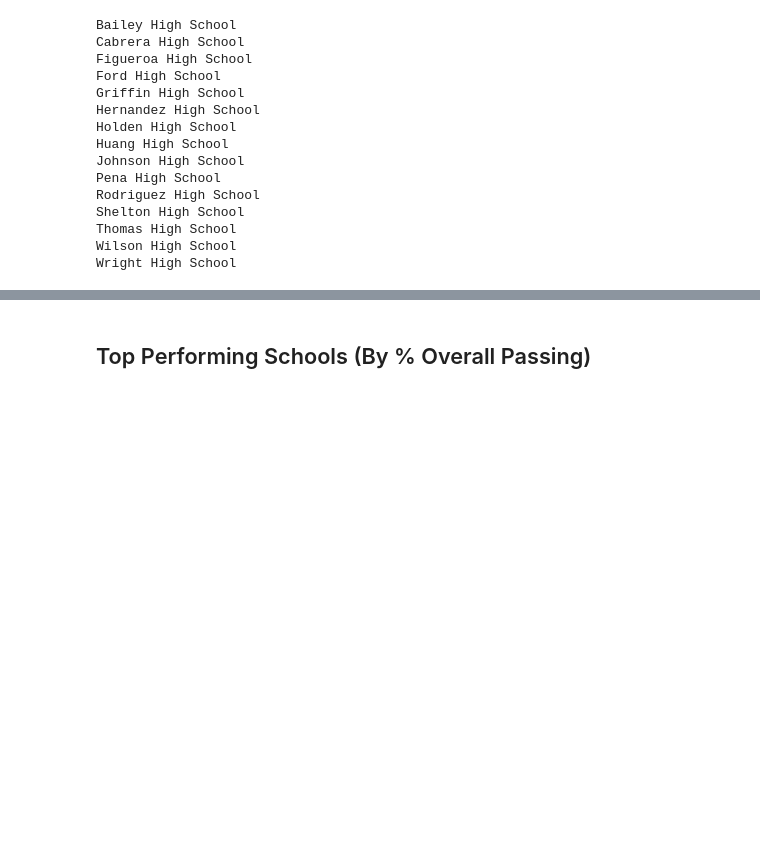
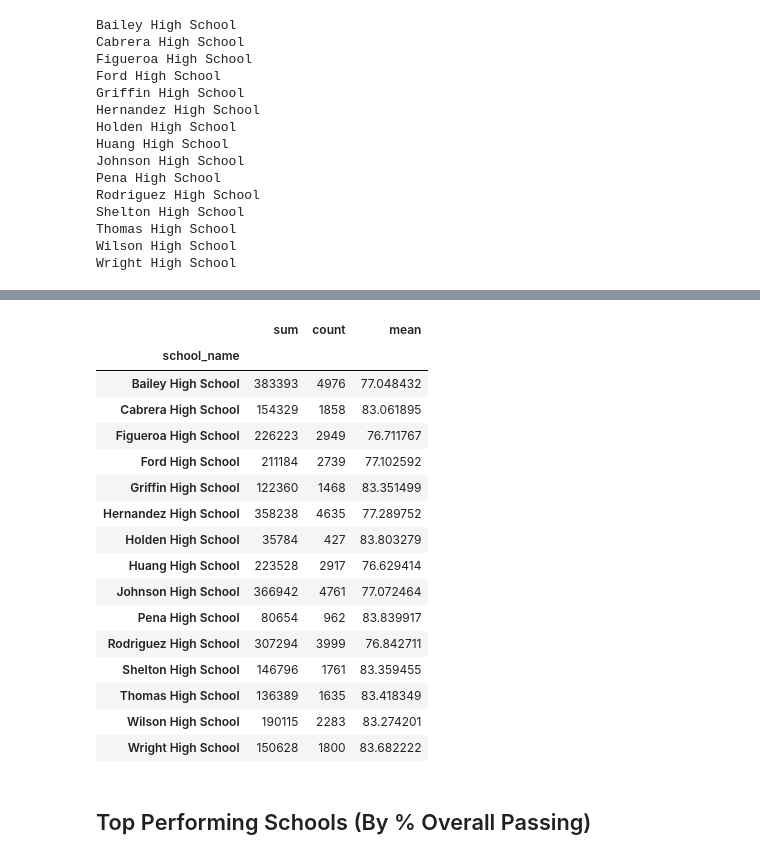
Before and after one commit to billthedataguy/pandas-challenge, a Jupyter notebook: Instructions/PyCitySchools/PyCitySchools_bill.ipynb, the cells around one changed output, grey strips where cells are left out. Cells and saved outputs as stored; diff of their text form; code cells hidden in the pictures; blank space fills up the shorter version.

```diff
--- a/Instructions/PyCitySchools/PyCitySchools_bill.ipynb
+++ b/Instructions/PyCitySchools/PyCitySchools_bill.ipynb
@@ -263,3 +287,23 @@ sch_summ_testdf.head()
+# %%
+testdf_1.agg(["sum", "count", "mean"])
+# %% [output]
+|  | sum | count | mean |
+| school_name |  |  |  |
+| Bailey High School | 383393 | 4976 | 77.048432 |
+| Cabrera High School | 154329 | 1858 | 83.061895 |
+| Figueroa High School | 226223 | 2949 | 76.711767 |
+| Ford High School | 211184 | 2739 | 77.102592 |
+| Griffin High School | 122360 | 1468 | 83.351499 |
+| Hernandez High School | 358238 | 4635 | 77.289752 |
+| Holden High School | 35784 | 427 | 83.803279 |
+| Huang High School | 223528 | 2917 | 76.629414 |
+| Johnson High School | 366942 | 4761 | 77.072464 |
+| Pena High School | 80654 | 962 | 83.839917 |
+| Rodriguez High School | 307294 | 3999 | 76.842711 |
+| Shelton High School | 146796 | 1761 | 83.359455 |
+| Thomas High School | 136389 | 1635 | 83.418349 |
+| Wilson High School | 190115 | 2283 | 83.274201 |
+| Wright High School | 150628 | 1800 | 83.682222 |
 # %% [markdown]
 ## Top Performing Schools (By % Overall Passing)
 # %% [markdown]
```
Also changed, not shown: parts of 1 cell of this notebook.
